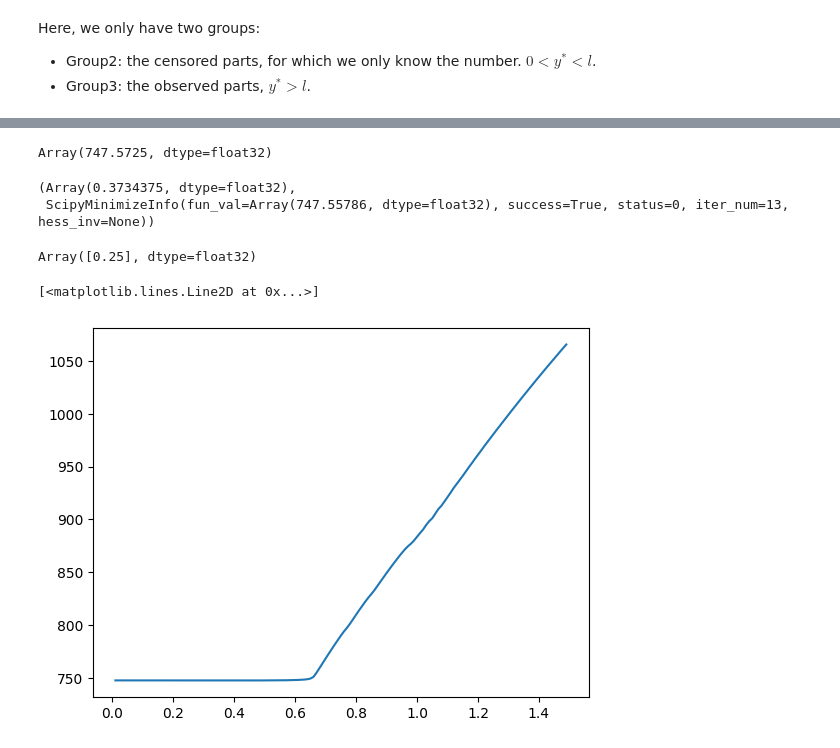
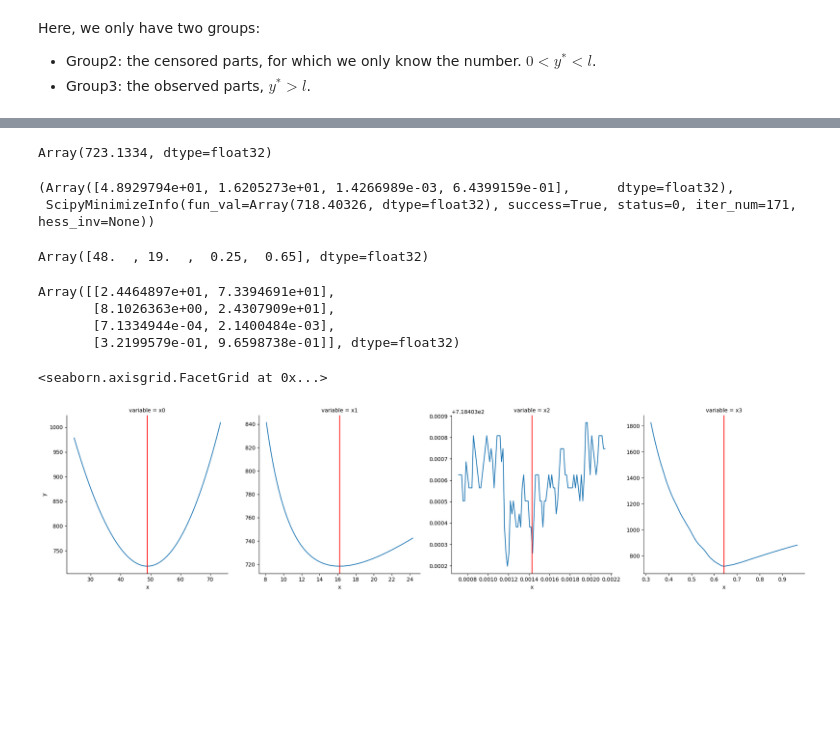
Before and after one commit to yyang97/Bayesian-lumber-strength, a Jupyter notebook: R/longer-term/jax/group23_check.ipynb, the cells around one changed output, grey strips where cells are left out. Saved outputs shown, nothing was run; the diff lists cells and outputs as text; code cells hidden in the pictures; blank space fills up the shorter version.

```diff
--- a/R/longer-term/jax/group23_check.ipynb
+++ b/R/longer-term/jax/group23_check.ipynb
@@ -67,7 +79,7 @@ def dmglik_py(ystar,alpha,l,c,s,mu,sigma):
 
 
 def dmglik_vmap(y_group,alpha,l,c,s,mu,sigma):
-    y_group = jnp.array(y_group)
+   # y_group = jnp.array(y_group)
     lik = jax.vmap(lambda y_group: dmglik_py(ystar = y_group,
                                              alpha = alpha,l = l, c= c,s =s,mu = mu, sigma=sigma))(y_group)
     return(jnp.sum(lik))
@@ -88,7 +100,7 @@ N_marginal = 139
 key = jax.random.PRNGKey(0)
 subkeys = jax.random.split(key, num=N)
 
-y = sigma*jax.random.normal(subkeys[1], shape=(N, )) + mu
+y = sigma*jax.random.normal(subkeys[2], shape=(N, )) + mu
 y = y[y>0]
 
 y_obs = jax.vmap(lambda y: dmgmodel_py(y,alpha,l,c,s))(y)
@@ -121,10 +119,10 @@ l = l
 
 @jax.jit
 def negdmglik_jax(theta):
-    mu = 48
-    sigma = 19
-    alpha = theta
-    c = 0.65
+    mu = theta[0]
+    sigma = theta[1]
+    alpha = theta[2]
+    c = theta[3]
     lik2 = y_group2*jnp.log(
         jax.scipy.stats.norm.cdf(dmginverse_py(l,alpha,l,c,s), loc=mu, scale=sigma) -
         jax.scipy.stats.norm.cdf(dmginverse_py(1e-6,alpha,l,c,s), loc=mu, scale=sigma)
@@ -134,14 +132,15 @@ def negdmglik_jax(theta):
     return(-lik2-lik3)
 
 #theta0 = jnp.array([alpha])
-negdmglik_jax(alpha)
+negdmglik_jax(theta0)
 # %% [output]
-Array(747.5725, dtype=float32)
+Array(723.1334, dtype=float32)
 # %%
 
+theta0 = jnp.array([mu,sigma,alpha,c])
 
 solver = jaxopt.ScipyMinimize(method = "Nelder-Mead",fun=negdmglik_jax)
-res = solver.run(alpha)
+res = solver.run(theta0)
 
 # solver = jaxopt.BFGS(fun=negdmglik_jax)
 # res = solver.run(theta0)
@@ -149,14 +148,39 @@ res = solver.run(alpha)
 res.params,res.state
 theta0
 # %% [output]
-(Array(0.3734375, dtype=float32),
- ScipyMinimizeInfo(fun_val=Array(747.55786, dtype=float32), success=True, status=0, iter_num=13, hess_inv=None))
+(Array([4.8929794e+01, 1.6205273e+01, 1.4266989e-03, 6.4399159e-01],      dtype=float32),
+ ScipyMinimizeInfo(fun_val=Array(718.40326, dtype=float32), success=True, status=0, iter_num=171, hess_inv=None))
-Array([0.25], dtype=float32)
+Array([48.  , 19.  ,  0.25,  0.65], dtype=float32)
 # %%
-alpha_seq = jnp.arange(0.01, 1.5,0.01)
-lik_seq = jax.vmap(negdmglik_jax)(alpha_seq )
-plt.plot(alpha_seq,lik_seq)
+#alpha_seq = jnp.arange(res.params-0.1,res.params+0.1,0.01)
+# alpha_seq = jnp.arange(alpha-0.1, alpha+0.1,0.01)
+# lik_seq = jax.vmap(negdmglik_jax)(alpha_seq )
+# plt.plot(alpha_seq,lik_seq)
+
+
+
+xsol = res.params
+xrange = .5
+theta_upper = xsol  + xrange *jnp.abs(xsol)
+theta_lower = xsol - xrange * jnp.abs(xsol)
+theta_rng_trans = jnp.array([theta_lower, theta_upper])
+
+#res.params
+theta_rng = jnp.transpose(theta_rng_trans)
+theta_rng
+# plot at the true value theta0
+pjp.proj_plot(
+    fun=negdmglik_jax,
+    x_opt=xsol,
+    x_lims=theta_rng,
+    n_pts=100,
+    opt_vlines=True
+)
 # %% [output]
-[<matplotlib.lines.Line2D at 0x...>]
+Array([[2.4464897e+01, 7.3394691e+01],
+       [8.1026363e+00, 2.4307909e+01],
+       [7.1334944e-04, 2.1400484e-03],
+       [3.2199579e-01, 9.6598738e-01]], dtype=float32)
+<seaborn.axisgrid.FacetGrid at 0x...>
-[figure, old version]
+[figure, new version]
 # %%
```
Also changed, not shown: parts of 3 cells of this notebook, 4 other files.
